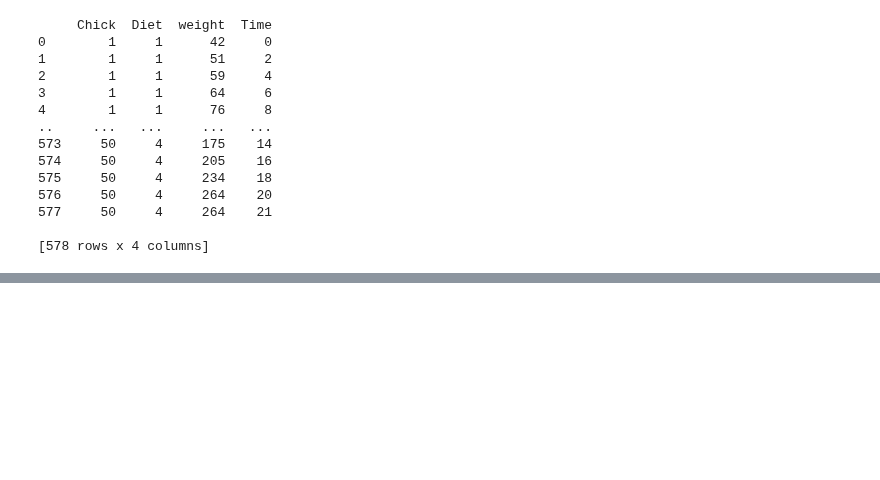
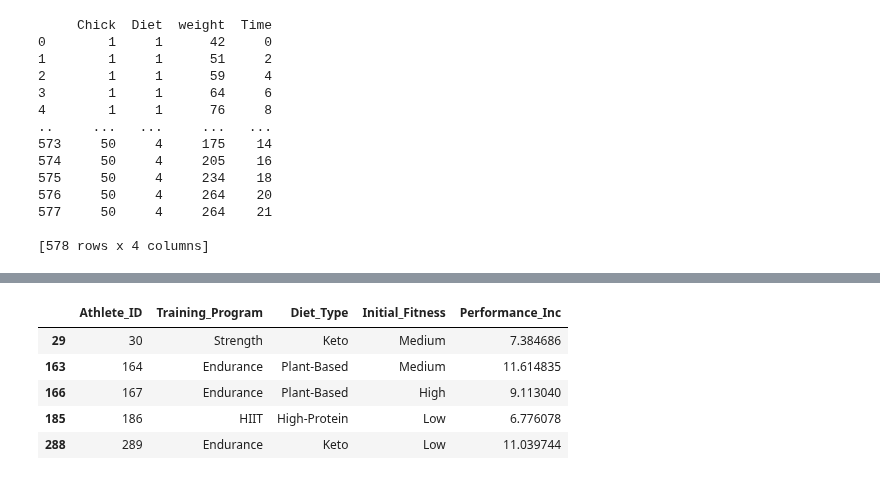
Before and after one commit to MichaelSzczepaniak/DataCamp, a Jupyter notebook: Tracks/Associate Data Scientist/30 Experimental Design in Python/ExperimentalDesignPython.ipynb, the cells around one changed output, grey strips where cells are left out. Drawn from its saved outputs; the diff is of its cells as text; code cells hidden in the pictures; blank space fills up the shorter version.

```diff
--- a/Tracks/Associate Data Scientist/30 Experimental Design in Python/ExperimentalDesignPython.ipynb
+++ b/Tracks/Associate Data Scientist/30 Experimental Design in Python/ExperimentalDesignPython.ipynb
@@ -454,0 +471,12 @@ Notes:
+# %%
+sample_example = [167, 289, 164, 30, 186]
+bool_mask = athletic_perf_entire['Athlete_ID'].isin(sample_example)
+athletic_perf_sample = athletic_perf_entire.loc[bool_mask, :]
+athletic_perf_sample
+# %% [output]
+|  | Athlete_ID | Training_Program | Diet_Type | Initial_Fitness | Performance_Inc |
+| 29 | 30 | Strength | Keto | Medium | 7.384686 |
+| 163 | 164 | Endurance | Plant-Based | Medium | 11.614835 |
+| 166 | 167 | Endurance | Plant-Based | High | 9.113040 |
+| 185 | 186 | HIIT | High-Protein | Low | 6.776078 |
+| 288 | 289 | Endurance | Keto | Low | 11.039744 |
```
Also changed, not shown: parts of 24 cells of this notebook.
